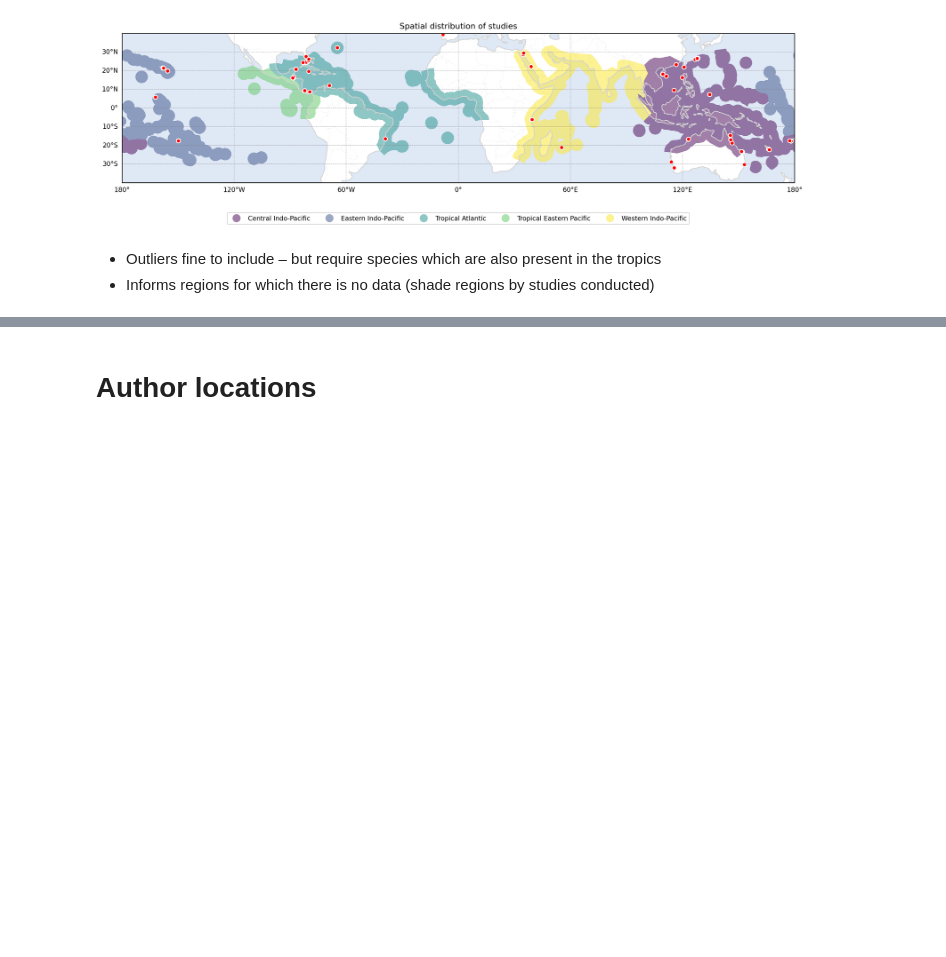
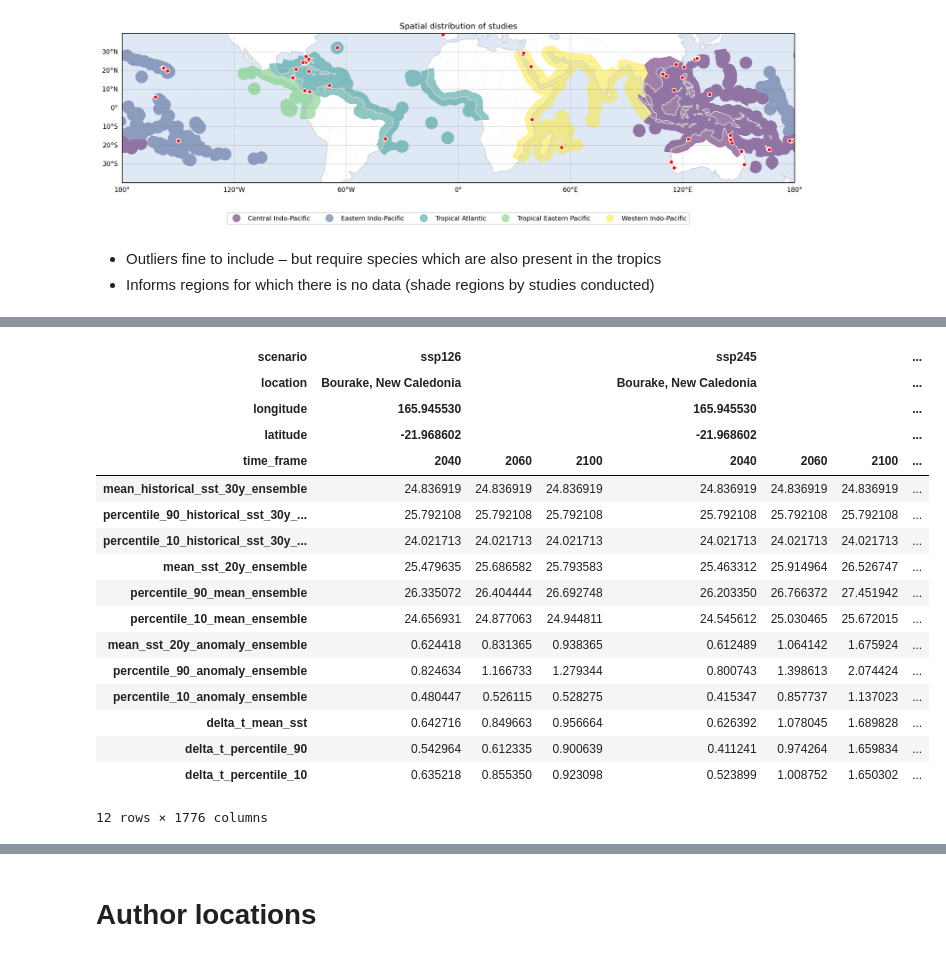
Before and after one commit to orlando-code/calc-rates, a Jupyter notebook: notebooks/locations.ipynb, the cells around one changed output, grey strips where cells are left out. Cells and saved outputs as stored; diff of their text form; code cells hidden in the pictures; blank space fills up the shorter version.

```diff
--- a/notebooks/locations.ipynb
+++ b/notebooks/locations.ipynb
@@ -413,0 +552,25 @@ fig.show()
+# %%
+# Calculate delta_t and its percentiles for all relevant rows in a concise manner
+for baseline, metric in zip(["mean_historical_sst_30y_ensemble", "percentile_90_historical_sst_30y_ensemble", "percentile_10_historical_sst_30y_ensemble"],
+    ["mean_sst_20y_ensemble", "percentile_90_mean_ensemble", "percentile_10_mean_ensemble"]):
+    climatology_df.loc[f"delta_t_{'_'.join(metric.split('_')[:2])}"] = climatology_df.loc[metric] - climatology_df.loc[baseline]
+climatology_df
+# %% [output]
+| scenario | ssp126 |  |  | ssp245 |  |  | ... |
+| location | Bourake, New Caledonia |  |  | Bourake, New Caledonia |  |  | ... |
+| longitude | 165.945530 |  |  | 165.945530 |  |  | ... |
+| latitude | -21.968602 |  |  | -21.968602 |  |  | ... |
+| time_frame | 2040 | 2060 | 2100 | 2040 | 2060 | 2100 | ... |
+| mean_historical_sst_30y_ensemble | 24.836919 | 24.836919 | 24.836919 | 24.836919 | 24.836919 | 24.836919 | ... |
+| percentile_90_historical_sst_30y_... | 25.792108 | 25.792108 | 25.792108 | 25.792108 | 25.792108 | 25.792108 | ... |
+| percentile_10_historical_sst_30y_... | 24.021713 | 24.021713 | 24.021713 | 24.021713 | 24.021713 | 24.021713 | ... |
+| mean_sst_20y_ensemble | 25.479635 | 25.686582 | 25.793583 | 25.463312 | 25.914964 | 26.526747 | ... |
+| percentile_90_mean_ensemble | 26.335072 | 26.404444 | 26.692748 | 26.203350 | 26.766372 | 27.451942 | ... |
+| percentile_10_mean_ensemble | 24.656931 | 24.877063 | 24.944811 | 24.545612 | 25.030465 | 25.672015 | ... |
+| mean_sst_20y_anomaly_ensemble | 0.624418 | 0.831365 | 0.938365 | 0.612489 | 1.064142 | 1.675924 | ... |
+| percentile_90_anomaly_ensemble | 0.824634 | 1.166733 | 1.279344 | 0.800743 | 1.398613 | 2.074424 | ... |
+| percentile_10_anomaly_ensemble | 0.480447 | 0.526115 | 0.528275 | 0.415347 | 0.857737 | 1.137023 | ... |
+| delta_t_mean_sst | 0.642716 | 0.849663 | 0.956664 | 0.626392 | 1.078045 | 1.689828 | ... |
+| delta_t_percentile_90 | 0.542964 | 0.612335 | 0.900639 | 0.411241 | 0.974264 | 1.659834 | ... |
+| delta_t_percentile_10 | 0.635218 | 0.855350 | 0.923098 | 0.523899 | 1.008752 | 1.650302 | ... |
+12 rows × 1776 columns
```
Also changed, not shown: parts of 13 cells of this notebook.
